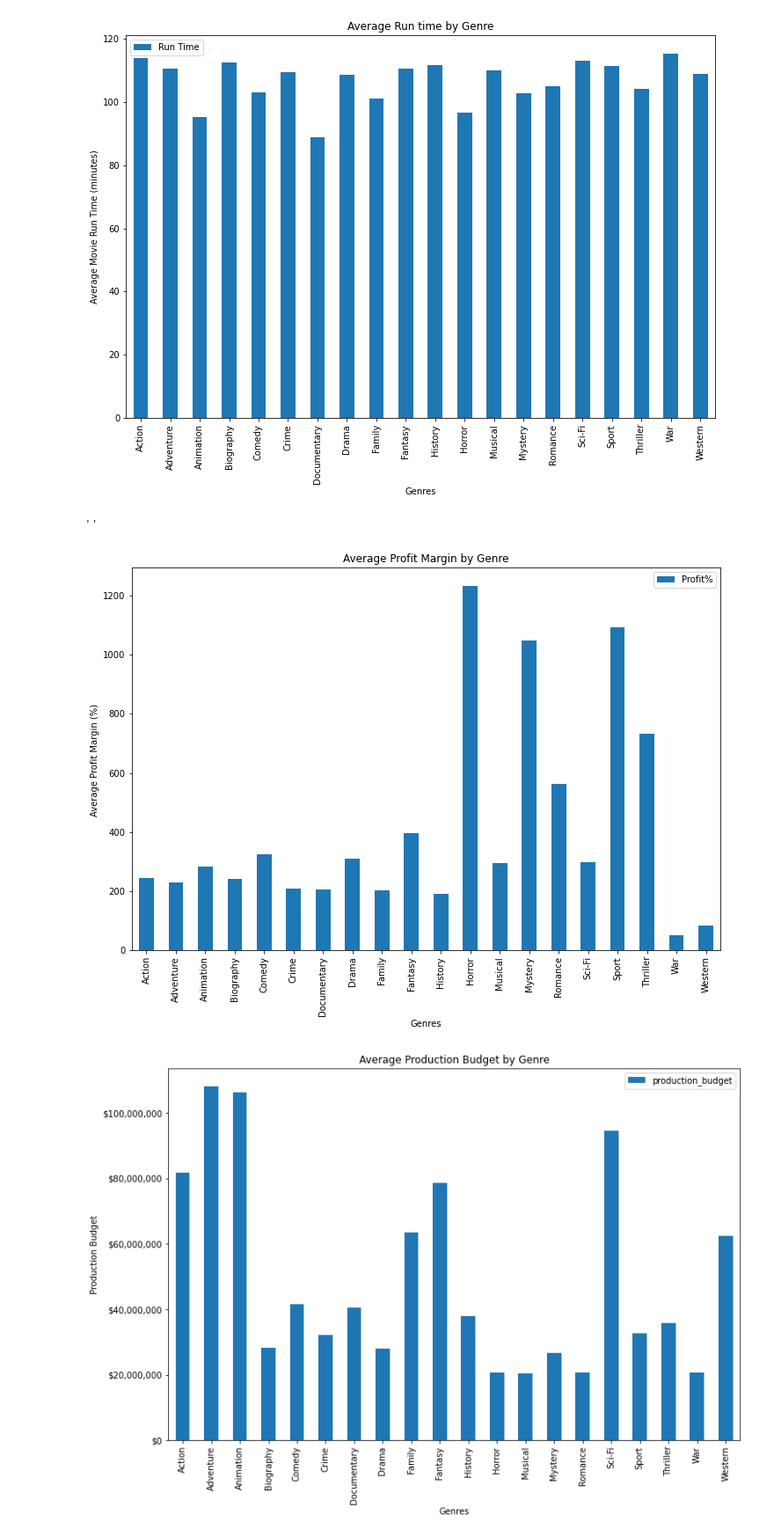
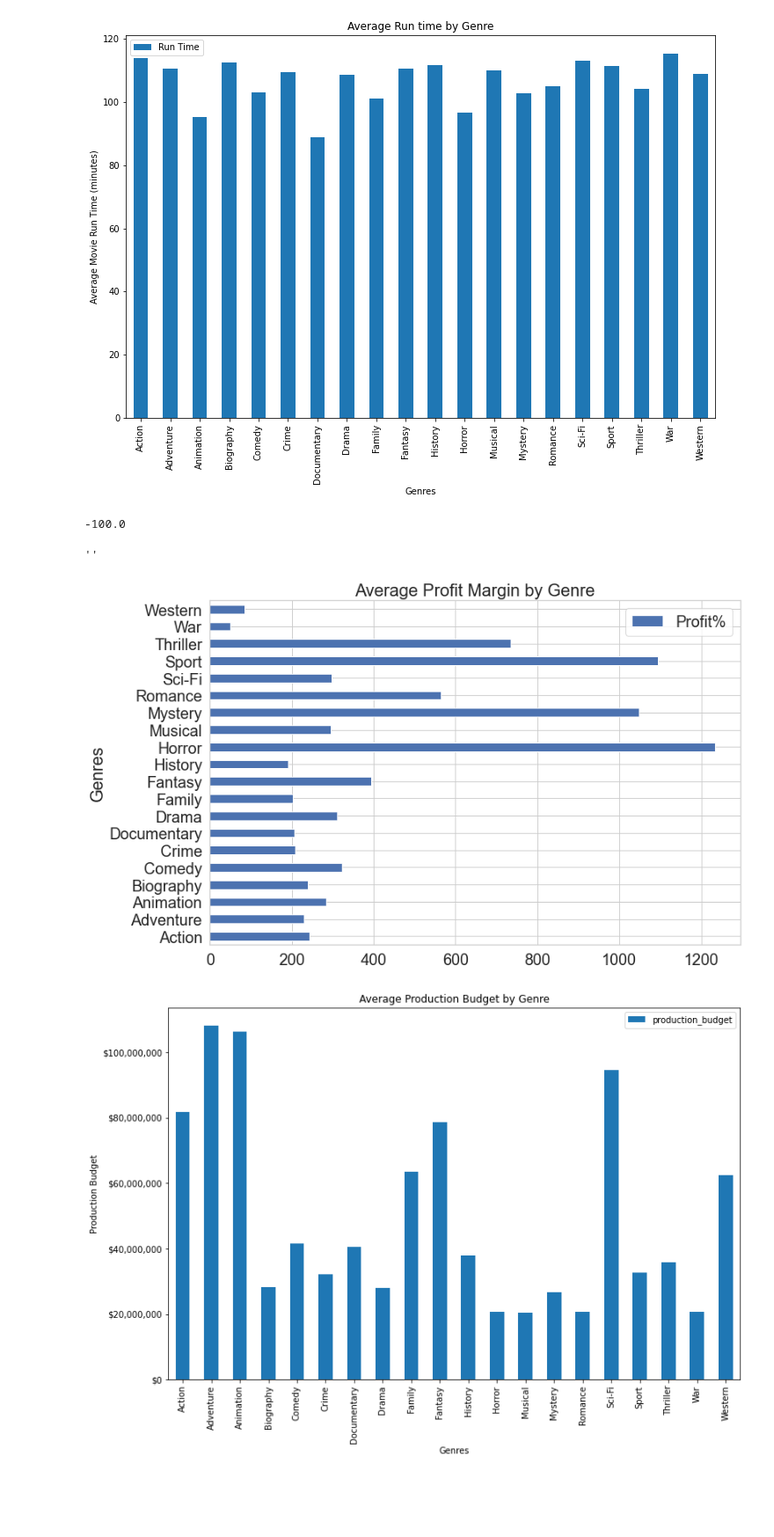
Before and after one commit to jacrivera/AI-Academy-Semester-1-Capstone-Group-5, a Jupyter notebook: Jack-personal-workbook1.ipynb, the cells around one changed output. Shown at 88% size. Saved outputs shown, nothing was run; the diff lists cells and outputs as text; code cells hidden in the pictures; blank space fills up the shorter version.

Commit message:
updated graphics

```diff
--- a/Jack-personal-workbook1.ipynb
+++ b/Jack-personal-workbook1.ipynb
@@ -273,14 +273,18 @@ plt.legend(labels=['Run Time'], loc =0 )
 master_df["Profit%"] = ((master_df.Total_Profit)/master_df.production_budget)*100
 # %%
 master_df_genre_grp = master_df.groupby(['genres'])
+# %%
+master_df["Profit%"].min()
+# %% [output]
+-100.0
 # %%
 
-master_df_genre_grp.mean().plot(figsize=(12,8),y=['Profit%'],kind='bar'
+master_df_genre_grp.mean().plot(figsize=(12,8),y=['Profit%'],kind='barh'
                                 ,xlabel='Genres',ylabel='Average Profit Margin (%) ',title='Average Profit Margin by Genre')
 ;
 # %% [output]
 ''
-[figure, old version]
+[figure, new version]
 # %%
 yticks = ["$0", "$20,000,000", "$40,000,000", "$60,000,000", "$80,000,000", "$100,000,000"]
 
```
Also changed, not shown: parts of 7 cells of this notebook.
